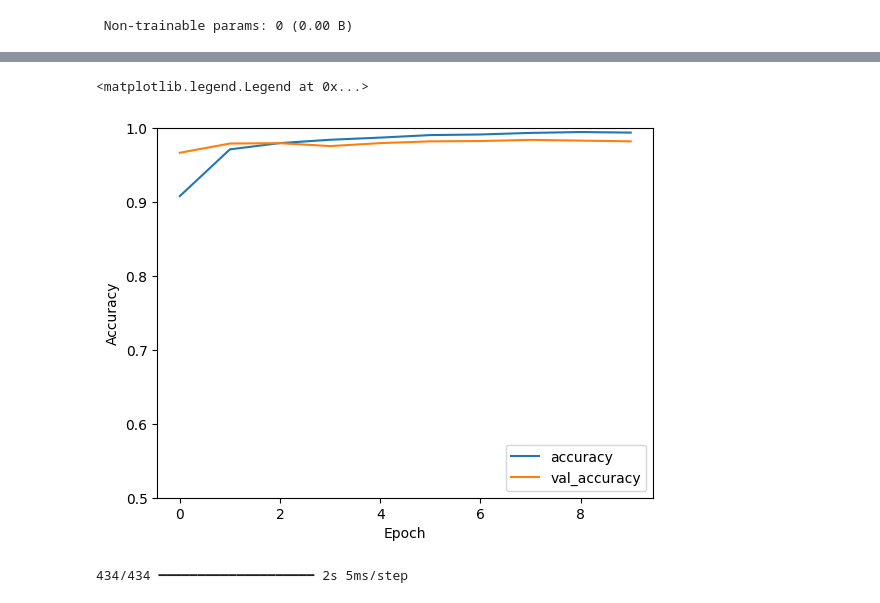
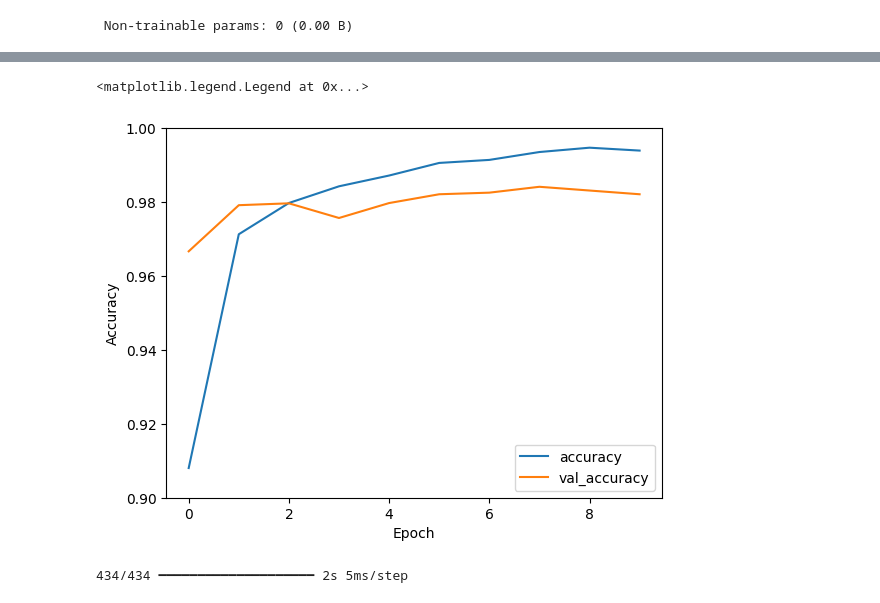
Before and after one commit to FrancisNdirangu/cnn_practice, a Jupyter notebook: notebook.ipynb, the cells around one changed output, grey strips where cells are left out. Saved outputs shown, nothing was run; the diff lists cells and outputs as text; code cells hidden in the pictures.

Commit message:
edited the training eval curve

```diff
--- a/notebook.ipynb
+++ b/notebook.ipynb
@@ -233,15 +233,15 @@ Epoch 10/10
 # %%
 plt.plot(history.history['accuracy'], label='accuracy')
 plt.plot(history.history['val_accuracy'], label = 'val_accuracy')
 plt.xlabel('Epoch')
 plt.ylabel('Accuracy')
-plt.ylim([0.5, 1])
+plt.ylim([0.90, 1])
 plt.legend(loc='lower right')
 
 # test_loss, test_acc = model.evaluate(X_,  test_labels, verbose=2)
 # %% [output]
 <matplotlib.legend.Legend at 0x...>
-[figure, old version]
+[figure, new version]
 # %%
 #making a confusion matrix of the data
 from sklearn.metrics import confusion_matrix,classification_report
```
